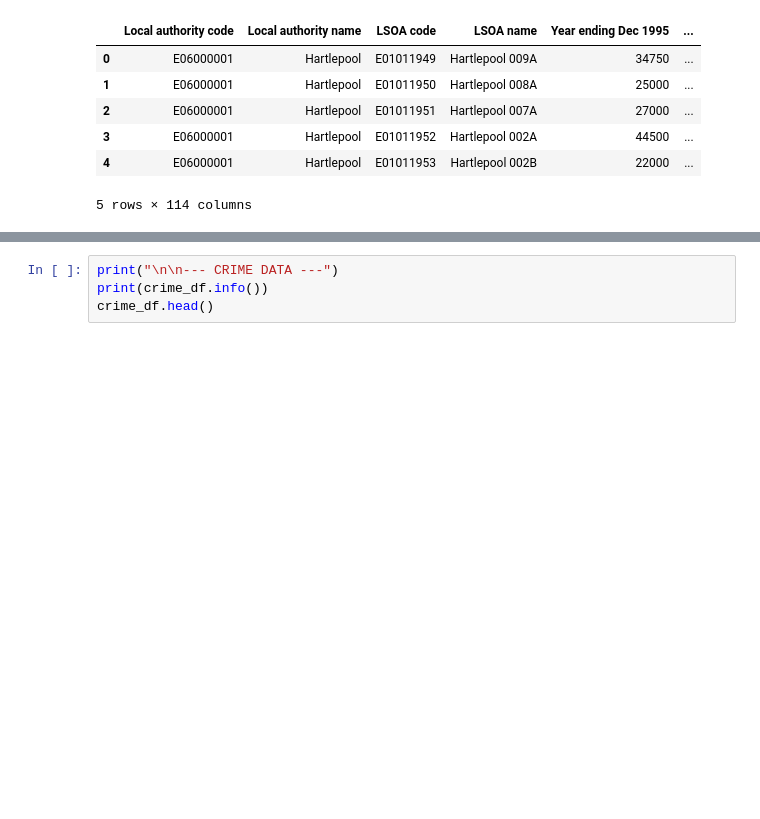
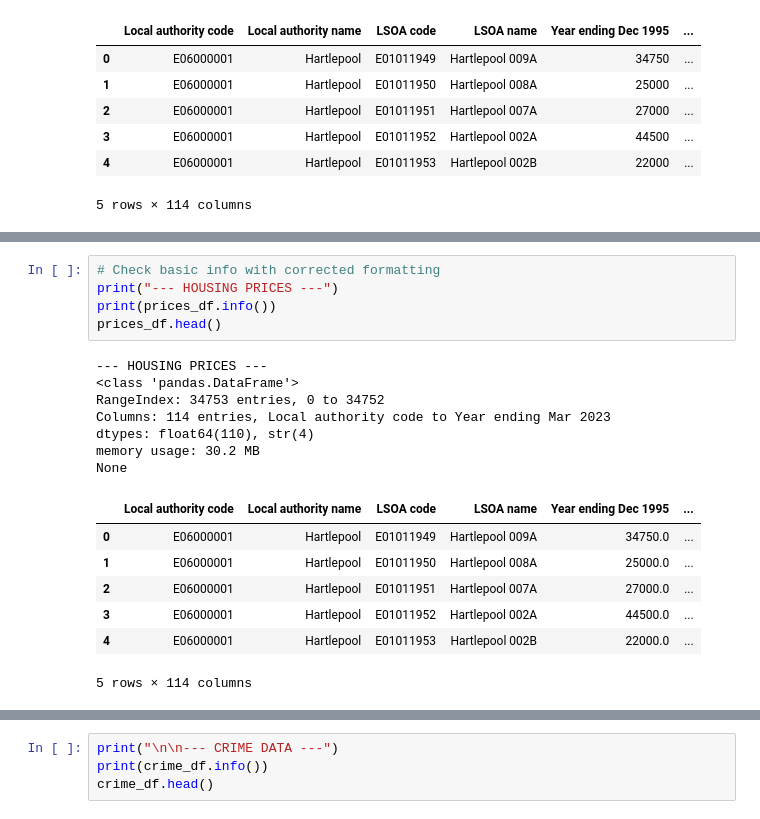
Before and after one commit to RaquelCG1/London-House-Prices-Crime-IMD-transport, a Jupyter notebook: London_Neighbourhood_Analysis.ipynb, the cells around one changed output, grey strips where cells are left out. Cells and saved outputs as stored; diff of their text form; blank space fills up the shorter version.

```diff
--- a/London_Neighbourhood_Analysis.ipynb
+++ b/London_Neighbourhood_Analysis.ipynb
@@ -136,0 +190,20 @@ None
+# %%
+# Check basic info with corrected formatting
+print("--- HOUSING PRICES ---")
+print(prices_df.info())
+prices_df.head()
+# %% [output]
+--- HOUSING PRICES ---
+<class 'pandas.DataFrame'>
+RangeIndex: 34753 entries, 0 to 34752
+Columns: 114 entries, Local authority code to Year ending Mar 2023
+dtypes: float64(110), str(4)
+memory usage: 30.2 MB
+None
+|  | Local authority code | Local authority name | LSOA code | LSOA name | Year ending Dec 1995 | ... |
+| 0 | E06000001 | Hartlepool | E01011949 | Hartlepool 009A | 34750.0 | ... |
+| 1 | E06000001 | Hartlepool | E01011950 | Hartlepool 008A | 25000.0 | ... |
+| 2 | E06000001 | Hartlepool | E01011951 | Hartlepool 007A | 27000.0 | ... |
+| 3 | E06000001 | Hartlepool | E01011952 | Hartlepool 002A | 44500.0 | ... |
+| 4 | E06000001 | Hartlepool | E01011953 | Hartlepool 002B | 22000.0 | ... |
+5 rows × 114 columns
```
Also changed, not shown: parts of 40 cells of this notebook, 1 other file.
